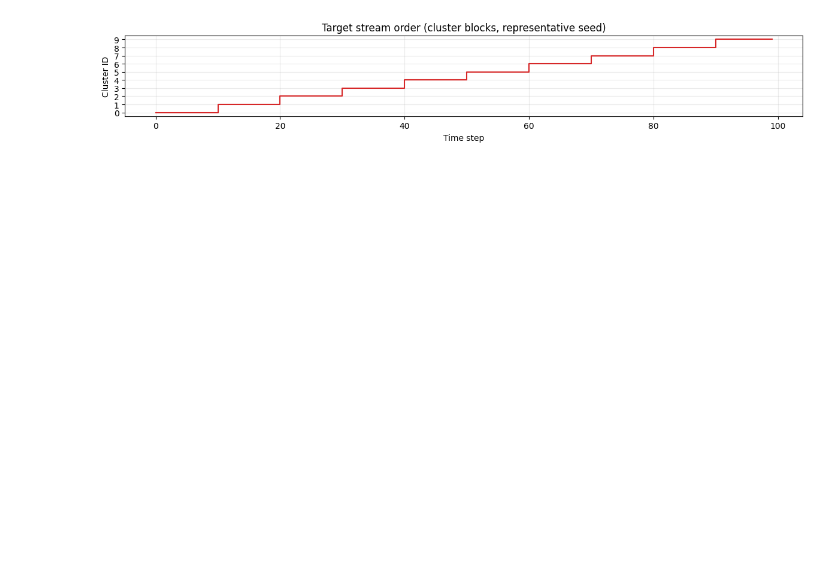
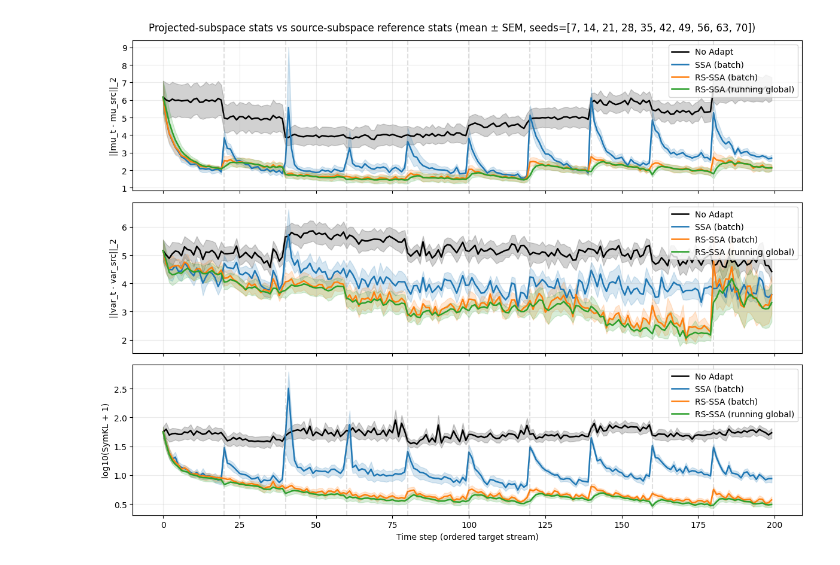
Before and after one commit to situmshr/tta-reg-noniid, a Jupyter notebook: sample.ipynb, the cells around one changed output. Drawn from its saved outputs; the diff is of its cells as text; code cells hidden in the pictures; blank space fills up the shorter version.

```diff
--- a/sample.ipynb
+++ b/sample.ipynb
@@ -580,6 +674,16 @@ plot_cfg = [
     ("ssa_batch", "SSA (batch)", "tab:blue"),
     ("rs_batch", "RS-SSA (batch)", "tab:orange"),
     ("rs_global", "RS-SSA (running global)", "tab:green"),
+]
+plot_cfg_source = [
+    ("no", "No Adapt", "black"),
+    ("ssa_batch", "SSA (batch)", "tab:blue"),
+    ("rs_batch", "RS-SSA (batch)", "tab:orange"),
+    ("rs_global", "RS-SSA (running global)", "tab:green"),
+]
+plot_cfg_source_global = [
+    ("ssa_target_global", "SSA (ideal target global)", "tab:olive"),
+    ("rs_target_global", "RS-SSA (ideal target global)", "tab:purple"),
 ]
 
 for key, label, color in plot_cfg:
@@ -623,6 +727,78 @@ fig.suptitle(f"Projected-subspace stats vs ideal target global stats (mean ± SE
 plt.tight_layout()
 plt.show()
 
+fig_src, axes_src = plt.subplots(3, 1, figsize=(12, 9), sharex=True)
+
+for key, label, color in plot_cfg_source:
+    m_mean = agg_metrics_source[key]["mean_l2"]["mean"]
+    m_sem = agg_metrics_source[key]["mean_l2"]["sem"]
+    axes_src[0].plot(steps, m_mean, label=label, color=color, linewidth=1.8)
+    axes_src[0].fill_between(steps, m_mean - m_sem, m_mean + m_sem, color=color, alpha=0.18)
+
+    v_mean = agg_metrics_source[key]["var_l2"]["mean"]
+    v_sem = agg_metrics_source[key]["var_l2"]["sem"]
+    axes_src[1].plot(steps, v_mean, label=label, color=color, linewidth=1.8)
+    axes_src[1].fill_between(steps, v_mean - v_sem, v_mean + v_sem, color=color, alpha=0.18)
+
+    k_mean = agg_metrics_source[key]["sym_kl"]["mean"]
+    k_sem = agg_metrics_source[key]["sym_kl"]["sem"]
+    k_line = np.log10(k_mean + 1.0)
+    k_low = np.log10(np.clip(k_mean - k_sem, a_min=0.0, a_max=None) + 1.0)
+    k_high = np.log10(k_mean + k_sem + 1.0)
+    axes_src[2].plot(steps, k_line, label=label, color=color, linewidth=1.8)
+    axes_src[2].fill_between(steps, k_low, k_high, color=color, alpha=0.18)
+
+axes_src[0].set_ylabel("||mu_t - mu_src||_2")
+axes_src[1].set_ylabel("||var_t - var_src||_2")
+axes_src[2].set_ylabel("log10(SymKL + 1)")
+axes_src[2].set_xlabel("Time step (ordered target stream)")
+
+for ax in axes_src:
+    for b in boundaries:
+        ax.axvline(b, color="gray", linestyle="--", alpha=0.25)
+    ax.grid(alpha=0.25)
+    ax.legend(loc="upper right")
+
+fig_src.suptitle(f"Projected-subspace stats vs source-subspace reference stats (mean ± SEM, seeds={seed_list})")
+plt.tight_layout()
+plt.show()
+
+fig_src_global, axes_src_global = plt.subplots(3, 1, figsize=(12, 9), sharex=True)
+
+for key, label, color in plot_cfg_source_global:
+    m_mean = agg_metrics_source[key]["mean_l2"]["mean"]
+    m_sem = agg_metrics_source[key]["mean_l2"]["sem"]
+    axes_src_global[0].plot(steps, m_mean, label=label, color=color, linewidth=1.8)
+    axes_src_global[0].fill_between(steps, m_mean - m_sem, m_mean + m_sem, color=color, alpha=0.18)
+
+    v_mean = agg_metrics_source[key]["var_l2"]["mean"]
+    v_sem = agg_metrics_source[key]["var_l2"]["sem"]
+    axes_src_global[1].plot(steps, v_mean, label=label, color=color, linewidth=1.8)
+    axes_src_global[1].fill_between(steps, v_mean - v_sem, v_mean + v_sem, color=color, alpha=0.18)
+
+    k_mean = agg_metrics_source[key]["sym_kl"]["mean"]
+    k_sem = agg_metrics_source[key]["sym_kl"]["sem"]
+    k_line = np.log10(k_mean + 1.0)
+    k_low = np.log10(np.clip(k_mean - k_sem, a_min=0.0, a_max=None) + 1.0)
+    k_high = np.log10(k_mean + k_sem + 1.0)
+    axes_src_global[2].plot(steps, k_line, label=label, color=color, linewidth=1.8)
+    axes_src_global[2].fill_between(steps, k_low, k_high, color=color, alpha=0.18)
+
+axes_src_global[0].set_ylabel("||mu_global - mu_src||_2")
+axes_src_global[1].set_ylabel("||var_global - var_src||_2")
+axes_src_global[2].set_ylabel("log10(SymKL + 1)")
+axes_src_global[2].set_xlabel("Time step (ordered target stream)")
+
+for ax in axes_src_global:
+    for b in boundaries:
+        ax.axvline(b, color="gray", linestyle="--", alpha=0.25)
+    ax.grid(alpha=0.25)
+    ax.legend(loc="upper right")
+
+fig_src_global.suptitle(f"SSA/RS-SSA global projected-subspace stats vs source-subspace reference stats (mean ± SEM, seeds={seed_list})")
+plt.tight_layout()
+plt.show()
+
 plt.figure(figsize=(12, 2.3))
 plt.plot(steps, cluster_trace, drawstyle="steps-post", color="tab:red")
 plt.yticks(range(cfg["num_clusters"]))
@@ -637 +813 @@ plt.show()
-[figure, old version]
+[figure, new version]
```
Also changed, not shown: parts of 4 cells of this notebook, 1 other file.
